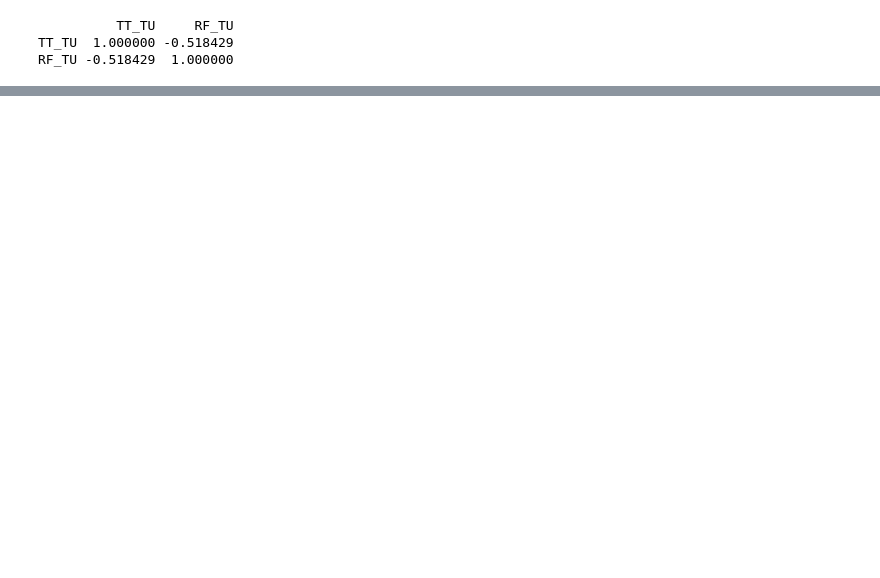
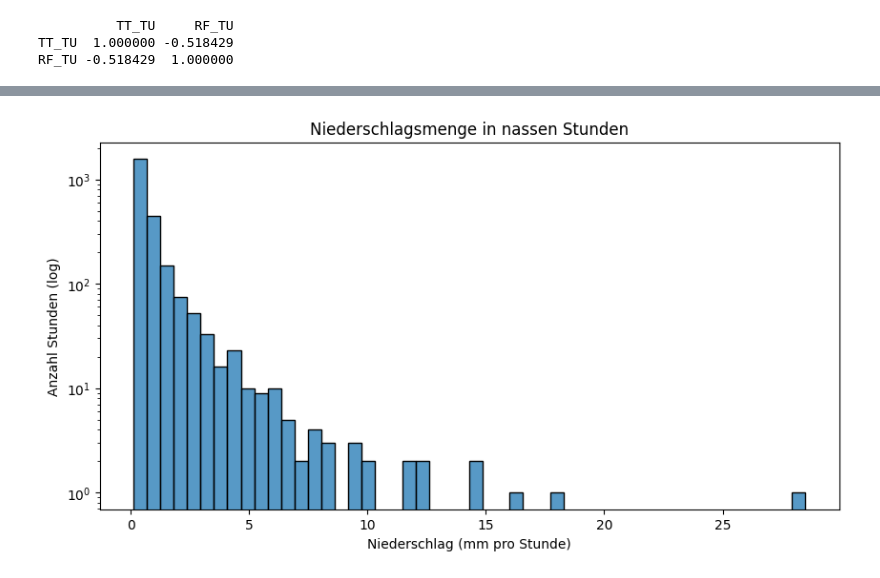
Before and after one commit to DanielJonasMielke/DataAnalytics, a Jupyter notebook: explore_data/01_first_look_dwd.ipynb, the cells around one changed output, grey strips where cells are left out. Drawn from its saved outputs; the diff is of its cells as text; code cells hidden in the pictures; blank space fills up the shorter version.

```diff
--- a/explore_data/01_first_look_dwd.ipynb
+++ b/explore_data/01_first_look_dwd.ipynb
@@ -253,0 +285,6 @@ RF_TU -0.518429  1.000000
+# %%
+rain = pd.read_csv("../data/full_datasets/dwd_01975_rainfall_hourly.csv",
+                   parse_dates=["time"]
+)
+
+rain.head()
@@ -253,0 +327,18 @@ RF_TU -0.518429  1.000000
+# %%
+# Nur nasse Stunden, sonst dominiert die 0
+wet = rain[rain["R1"] > 0]
+
+plt.figure(figsize=(10,5))
+
+sns.histplot(
+    wet["R1"],
+    bins=50
+)
+
+plt.yscale("log")
+plt.title("Niederschlagsmenge in nassen Stunden")
+plt.xlabel("Niederschlag (mm pro Stunde)")
+plt.ylabel("Anzahl Stunden (log)")
+plt.show()
+# %% [output]
+[figure, added]
```
Also changed, not shown: parts of 27 cells of this notebook, 7 other files.
